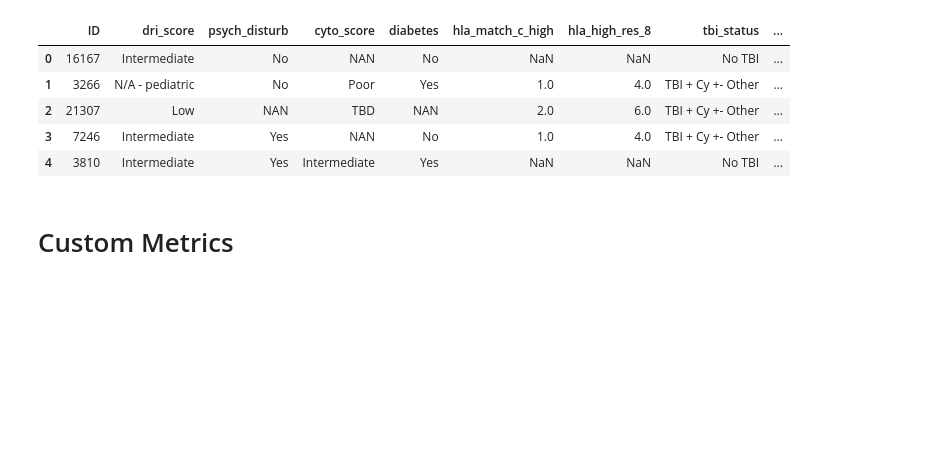
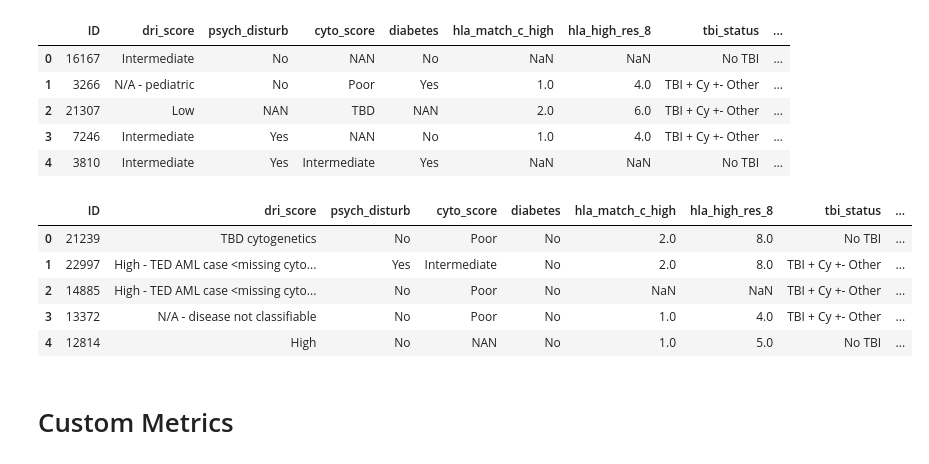
Before and after one commit to awxlong/cibmtr, a Jupyter notebook: awxlong/cibmtr-using-official-metric-in-tree-based-models-joseph.ipynb, the cells around one changed output. Cells and saved outputs as stored; diff of their text form; code cells hidden in the pictures; blank space fills up the shorter version.

```diff
--- a/awxlong/cibmtr-using-official-metric-in-tree-based-models-joseph.ipynb
+++ b/awxlong/cibmtr-using-official-metric-in-tree-based-models-joseph.ipynb
@@ -93,6 +93,9 @@ def display_overall(df):
 test = pd.read_csv("../preprocessed_data/custom_test_0.1_imbalanced.csv")
 print("Test shape:", test.shape )
 
+test_balanced = pd.read_csv("../preprocessed_data/custom_test_0.1_balanced.csv")
+print("Balanced Test shape:", test_balanced.shape )
+
 train = pd.read_csv("../preprocessed_data/custom_train_0.9_balanced.csv")
 print("Train shape:",train.shape)
 # %% [output]
@@ -179,6 +192,15 @@ train.head()
 | 2 | 21307 | Low | NAN | TBD | NAN | 2.0 | 6.0 | TBI + Cy +- Other | ... |
 | 3 | 7246 | Intermediate | Yes | NAN | No | 1.0 | 4.0 | TBI + Cy +- Other | ... |
 | 4 | 3810 | Intermediate | Yes | Intermediate | Yes | NaN | NaN | No TBI | ... |
+# %%
+test.head()
+# %% [output]
+|  | ID | dri_score | psych_disturb | cyto_score | diabetes | hla_match_c_high | hla_high_res_8 | tbi_status | ... |
+| 0 | 21239 | TBD cytogenetics | No | Poor | No | 2.0 | 8.0 | No TBI | ... |
+| 1 | 22997 | High - TED AML case <missing cyto... | Yes | Intermediate | No | 2.0 | 8.0 | TBI + Cy +- Other | ... |
+| 2 | 14885 | High - TED AML case <missing cyto... | No | Poor | No | NaN | NaN | TBI + Cy +- Other | ... |
+| 3 | 13372 | N/A - disease not classifiable | No | Poor | No | 1.0 | 4.0 | TBI + Cy +- Other | ... |
+| 4 | 12814 | High | No | NAN | No | 1.0 | 5.0 | No TBI | ... |
 # %%
 folds = 5
 train['kfold'] = -1
```
Also changed, not shown: parts of 13 cells of this notebook.
